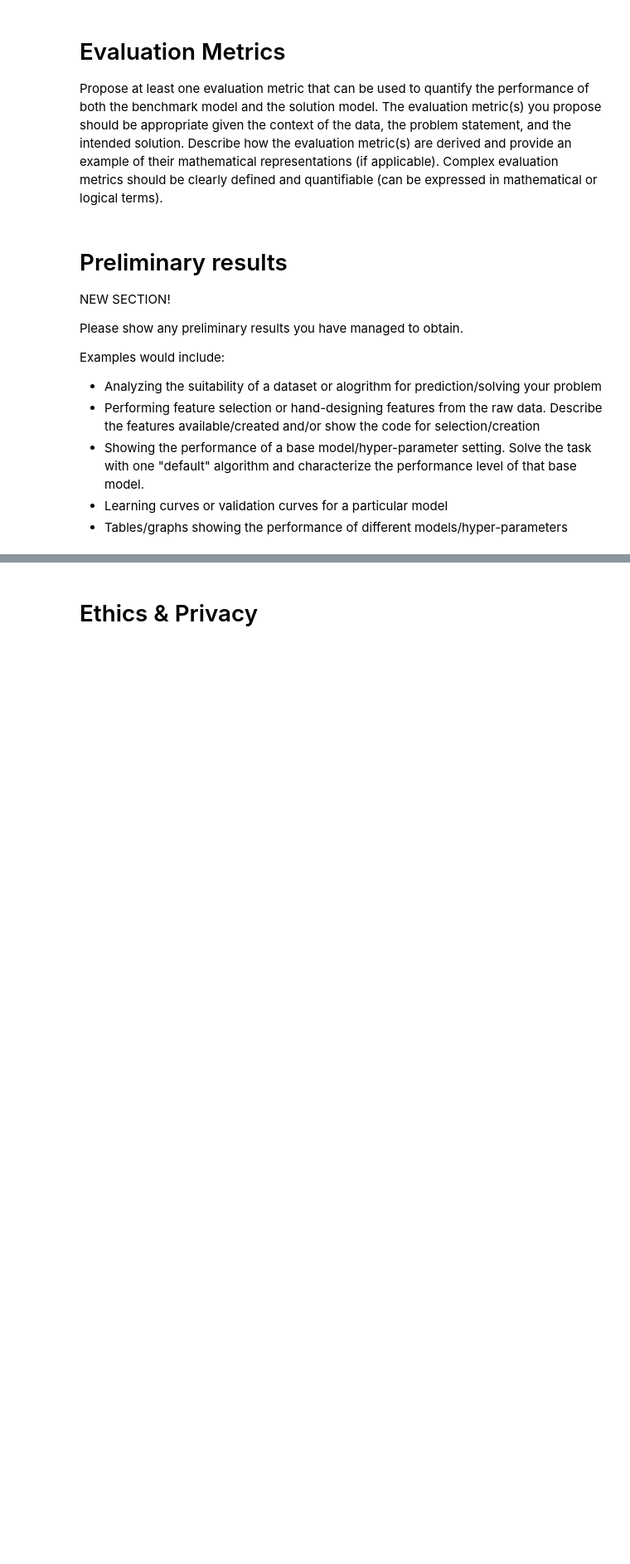
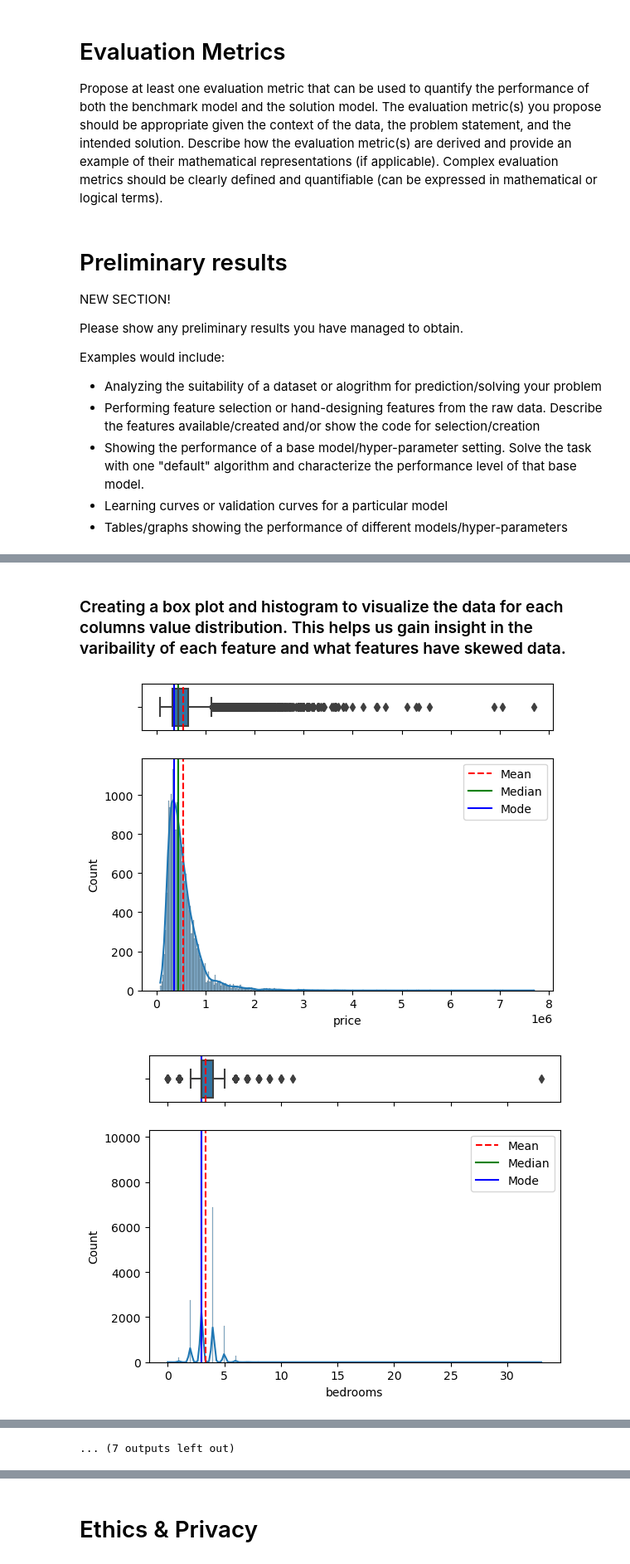
Before and after one commit to COGS118A/Group020-SP23, a Jupyter notebook: Checkpoint_Group020-SP23.ipynb, the cells around one changed output, grey strips where cells are left out. Shown at 83% size. Saved outputs shown, nothing was run; the diff lists cells and outputs as text; code cells hidden in the pictures; blank space fills up the shorter version.

Commit message:
updated prelim with data cleanup and analysis

```diff
--- a/Checkpoint_Group020-SP23.ipynb
+++ b/Checkpoint_Group020-SP23.ipynb
@@ -72,0 +104,3 @@ Examples would include:
+# %%
+raw_data = pd.read_csv('kc_house_data.csv')
+raw_data.head()
@@ -72,0 +119,3 @@ Examples would include:
+# %%
+df = raw_data.copy()
+df = df.drop(['id', 'date'], axis=1)
@@ -72,0 +159,27 @@ Examples would include:
+# %% [markdown]
+### Creating a box plot and histogram to visualize the data for each columns value distribution. This helps us gain insight in the varibaility of each feature and what features have skewed data.
+# %%
+j=1
+for i in df.columns:
+    f, (ax_box, ax_hist) = plt.subplots(2, sharex=True, gridspec_kw= {"height_ratios": (0.2, 1)})
+    mean=df[i].mean()
+    median=df[i].median()
+    mode=df[i].mode().values[0]
+
+    sns.boxplot(data=df, x=i, ax=ax_box)
+    ax_box.axvline(mean, color='r', linestyle='--')
+    ax_box.axvline(median, color='g', linestyle='-')
+    ax_box.axvline(mode, color='b', linestyle='-')
+
+    sns.histplot(data=df, x=i, ax=ax_hist, kde=True)
+    ax_hist.axvline(mean, color='r', linestyle='--', label="Mean")
+    ax_hist.axvline(median, color='g', linestyle='-', label="Median")
+    ax_hist.axvline(mode, color='b', linestyle='-', label="Mode")
+
+    ax_hist.legend()
+
+    ax_box.set(xlabel='')
+    plt.show()
+# %% [output]
+[figure, added]
+[figure, added]
@@ -72,0 +196 @@ Examples would include:
+... (7 outputs left out)
```
Also changed, not shown: parts of 18 cells of this notebook.
